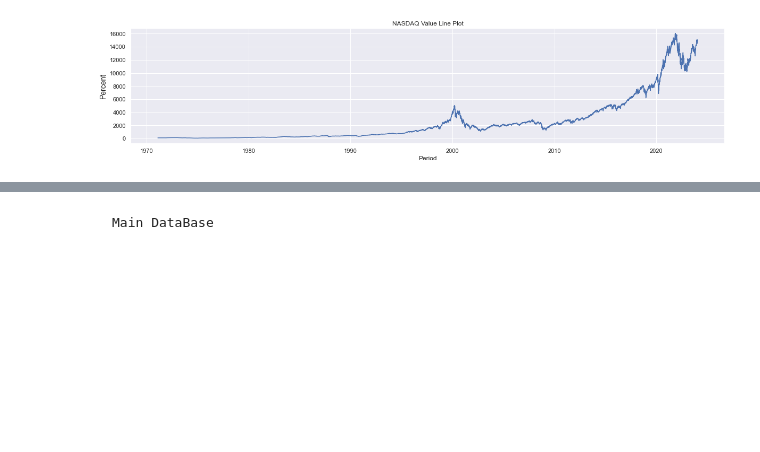
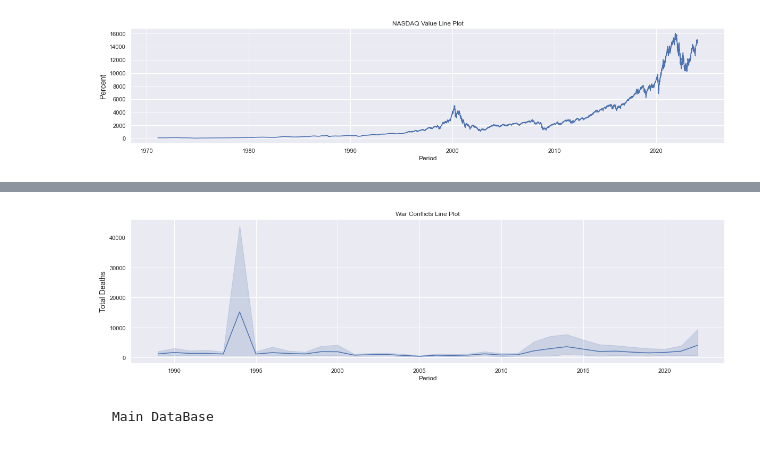
Before and after one commit to FIAP-61/petrolytics, a Jupyter notebook: notebooks/tech_challenge_fase04_group_61.ipynb, the cells around one changed output, grey strips where cells are left out. Cells and saved outputs as stored; diff of their text form; code cells hidden in the pictures; blank space fills up the shorter version.

Commit message:
information updated of war data and plots

```diff
--- a/notebooks/tech_challenge_fase04_group_61.ipynb
+++ b/notebooks/tech_challenge_fase04_group_61.ipynb
@@ -443,0 +590,16 @@ plt.show()
+# %%
+## ADJUSTING DATA BASE DIMENSIONS AND DATA TYPE
+## WAR TYPE REFERENCE
+
+db_war_type = db_war_type.rename(columns={'Entity': 'country', 'Code': 'code', 'Year': 'year', 'One-sided violence': 'one_sided_violence', 'Non-state': 'non_state', 'Intrastate': 'intra_state', 'Interstate': 'inter_state'})
+db_war_type['total_deaths'] = db_war_type['one_sided_violence'].astype(str) + db_war_type['non_state'].astype(str) + db_war_type['intra_state'].astype(str) + db_war_type['inter_state'].astype(str)
+db_war_type = db_war_type.drop(db_war_type[db_war_type['total_deaths'] == '0000'].index)
+db_war_type = db_war_type.dropna(subset="total_deaths")
+
+db_war_type['key_reference'] = db_war_type['code'] + db_war_type['year'].astype(str)
+
+db_war_type = db_war_type[['key_reference', 'country', 'code', 'year', 'one_sided_violence', 'non_state', 'intra_state', 'inter_state']]
+
+db_war_type.head()
+# db_war_type.describe()
+# db_war_type.info()
@@ -443,0 +613,11 @@ plt.show()
+# %%
+## MERGING DATABASES INTO ONE
+## db_war_contry + db_war_type
+
+db_war = db_war_contry.merge(db_war_type, how='left', on='key_reference')
+db_war = db_war.drop(columns=['country_y', 'code_y', 'year_y'])
+db_war = db_war.rename(columns={'country_x': 'country', 'code_x': 'code', 'year_x': 'year'})
+
+db_war.head()
+# db_war.describe()
+# db_war.info()
@@ -444,3 +631,18 @@ plt.show()
+# %%
+## SETTING TIME SERIES LINE PLOT
+
+sns.set_style('darkgrid')
+plt.figure(figsize=(20, 5))
+
+plt.title('War Conflicts Line Plot', fontsize=12)
+plt.ylabel('Total Deaths', fontsize=14)
+plt.xlabel('Period')
+
+sns.lineplot(x=db_war['year'], y=db_war['conflict_deaths'])
+
+plt.show()
+# %% [output]
+[figure, added]
 # %% [markdown]
     Main DataBase
 # %%
```
Also changed, not shown: parts of 16 cells of this notebook, 6 other files.
